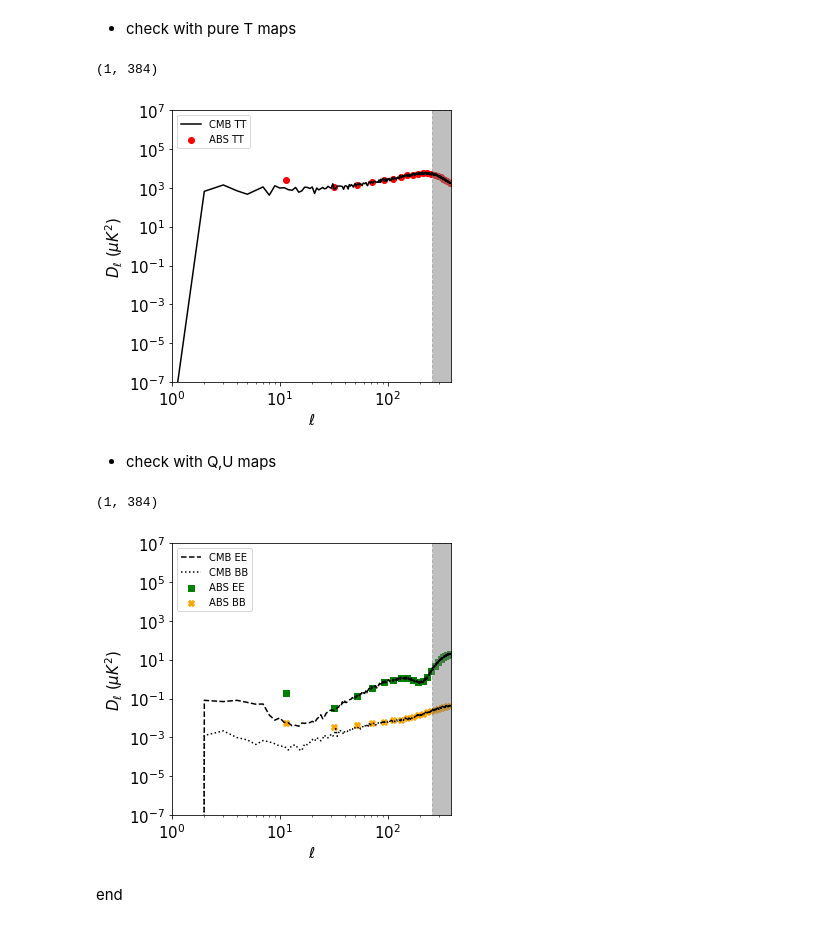
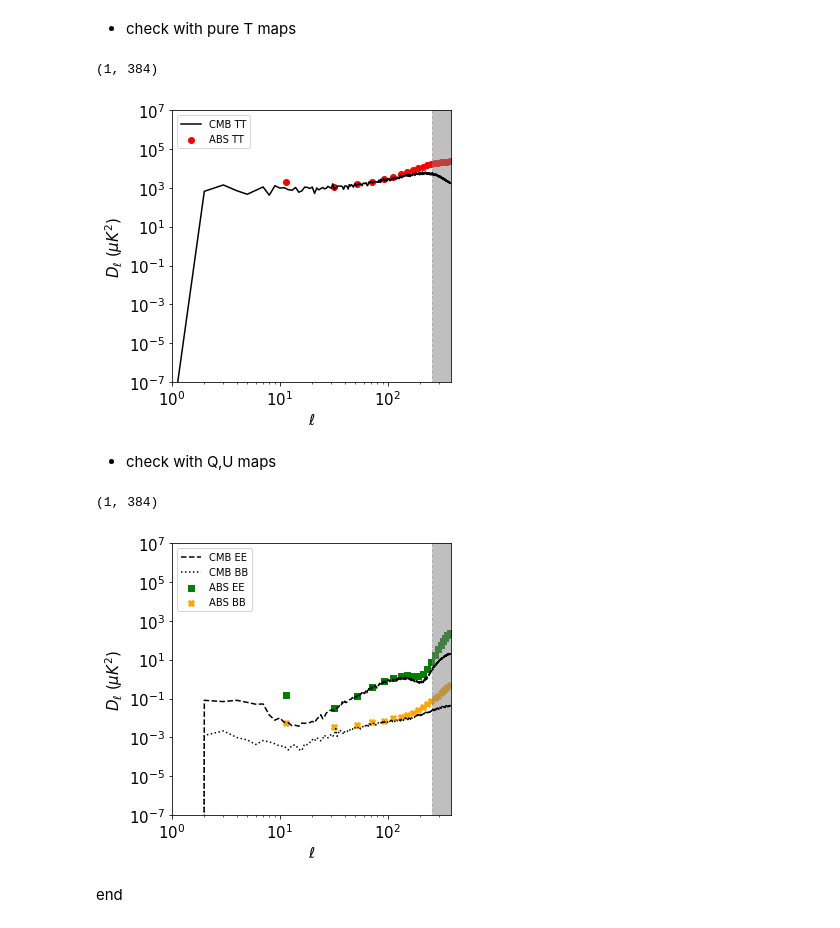
Before and after one commit to gioacchinowang/afra, a Jupyter notebook: tutorials/tutorial01.ipynb, the cells around one changed output. Saved outputs shown, nothing was run; the diff lists cells and outputs as text; code cells hidden in the pictures.

```diff
--- a/tutorials/tutorial01.ipynb
+++ b/tutorials/tutorial01.ipynb
@@ -311,7 +315,7 @@ fullmap[1,0] = map95[0]
 fullmap[2,0] = map150[0]
 fullmap[3,0] = map353[0]
 
-pipeline = ap.abspipe(fullmap,nfreq=4,nmap=1,nside=NSIDE)
+pipeline = ap.abspipe(fullmap,nfreq=4,nmap=1,nside=NSIDE,fwhms=[0.01,0.01,0.01,0.01])
 rslt_tt = pipeline(psbin=4,absbin=20,shift=10.,threshold=0.)
 
 fig,ax = matplotlib.pyplot.subplots(figsize=(5,5))
@@ -337,7 +341,7 @@ ax.set_ylim((1.e-7,1.e7))
 ax.set_xlim((1,3*NSIDE))
 # %% [output]
 (1, 384)
-[figure, old version]
+[figure, new version]
 # %% [markdown]
 - check with Q,U maps
 # %%
@@ -347,36 +351,36 @@ fullmap[1,:2] = map95[1:3]
 fullmap[2,:2] = map150[1:3]
 fullmap[3,:2] = map353[1:3]
 
-pipeline = ap.abspipe(fullmap,nfreq=4,nmap=2,nside=NSIDE)
+pipeline = ap.abspipe(fullmap,nfreq=4,nmap=2,nside=NSIDE,fwhms=[0.01,0.01,0.01,0.01])
 rslt_eb = pipeline(psbin=4,absbin=20,shift=10.,threshold=0.)
 
 fig,ax = matplotlib.pyplot.subplots(figsize=(5,5))
 
 ax.scatter(rslt_eb[0],rslt_eb[1],
            color='green',marker='s',label=r'ABS EE')
 ax.scatter(rslt_eb[0],rslt_eb[2],
            color='orange',marker='X',label=r'ABS BB')
 
 cmb_cl = hp.anafast(mapcmb)
 ell = np.arange(cmb_cl.shape[1])
 ax.plot((0.5/np.pi)*ell*(ell+1)*cmb_cl[1],
         color='black',linestyle='--',label=r'CMB EE')
 ax.plot((0.5/np.pi)*ell*(ell+1)*cmb_cl[2],
         color='black',linestyle=':',label=r'CMB BB')
 
 ax.fill_between((2*NSIDE,3*NSIDE),(1e-7,1e-7),(1e7,1e7),
                 color='gray',linestyle='--',alpha=0.5)
 
 ax.set_yscale('log')
 ax.set_xscale('log')
 ax.legend(loc=2)
 ax.set_xlabel(r'$\ell$',fontsize=15)
 ax.set_ylabel(r'$D_\ell$ ($\mu K^2$)',fontsize=15)
 ax.tick_params(axis='both', labelsize=15)
 ax.set_ylim((1.e-7,1.e7))
 ax.set_xlim((1,3*NSIDE))
 # %% [output]
 (1, 384)
-[figure, old version]
+[figure, new version]
 # %% [markdown]
 end
```
Also changed, not shown: parts of 4 cells of this notebook, 8 other files.
